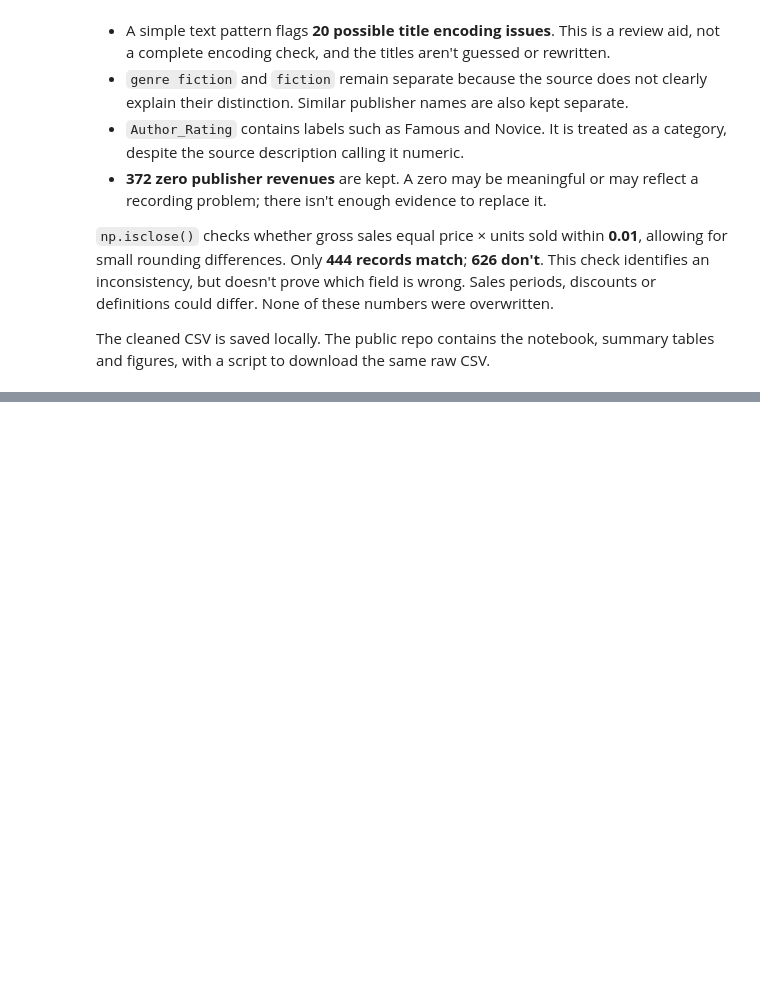
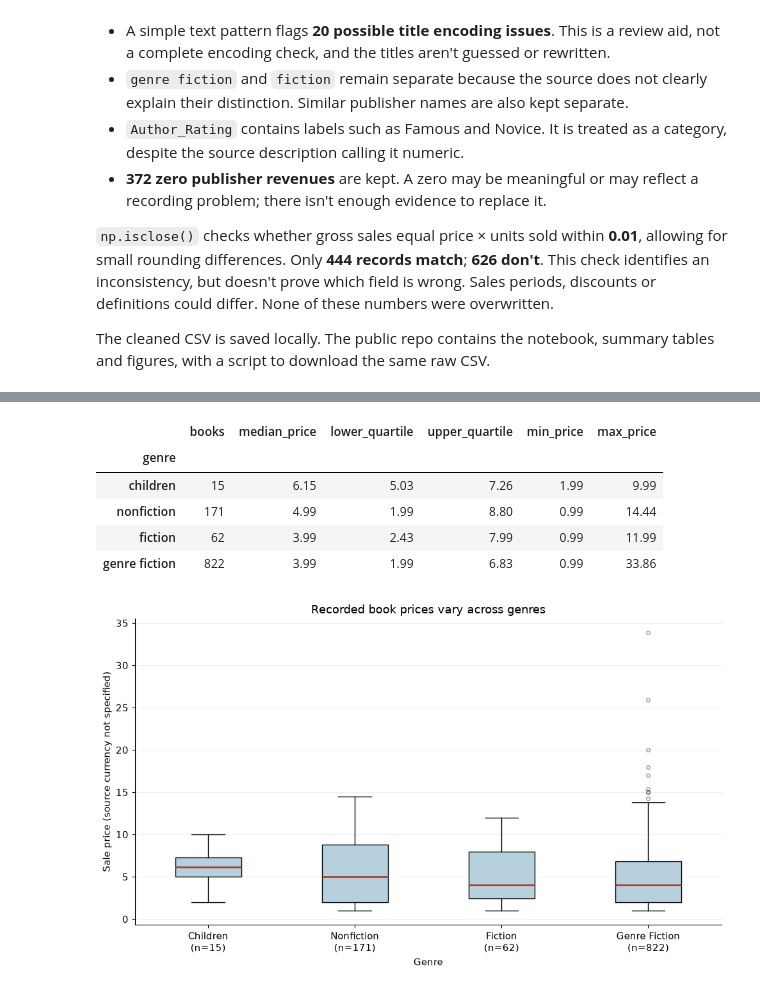
Before and after one commit to miqyd0104/books-sales-analysis, a Jupyter notebook: notebooks/01_books_exploration.ipynb, the cells around one changed output, grey strips where cells are left out. Cells and saved outputs as stored; diff of their text form; code cells hidden in the pictures; blank space fills up the shorter version.

```diff
--- a/notebooks/01_books_exploration.ipynb
+++ b/notebooks/01_books_exploration.ipynb
@@ -283,0 +426,35 @@ The cleaned CSV is saved locally. The public repo contains the notebook, summary
+# %%
+price_summary = books.groupby("genre").agg(
+    books=("sale_price", "count"), median_price=("sale_price", "median"),
+    lower_quartile=("sale_price", lambda x: x.quantile(0.25)),
+    upper_quartile=("sale_price", lambda x: x.quantile(0.75)),
+    min_price=("sale_price", "min"), max_price=("sale_price", "max"),
+).sort_values("median_price", ascending=False)
+display(price_summary.round(2))
+price_summary.to_csv(TABLES / "prices_by_genre.csv", index_label="genre")
+
+order = price_summary.index.tolist()
+price_groups = [books.loc[books.genre.eq(genre), "sale_price"].dropna() for genre in order]
+labels = [f"{genre.title()}\n(n={int(price_summary.loc[genre, 'books'])})" for genre in order]
+fig, ax = plt.subplots(figsize=(10, 6))
+boxes = ax.boxplot(price_groups, tick_labels=labels, patch_artist=True,
+                   medianprops={"color": "#A64232", "linewidth": 2},
+                   flierprops={"marker": "o", "markersize": 4, "alpha": 0.4})
+for box in boxes["boxes"]:
+    box.set_facecolor("#B7D0DE")
+ax.set_title("Recorded book prices vary across genres")
+ax.set_xlabel("Genre")
+ax.set_ylabel("Sale price (source currency not specified)")
+ax.grid(axis="y", alpha=0.2)
+fig.tight_layout()
+fig.savefig(FIGURES / "04_prices_by_genre.png", dpi=160)
+plt.show()
+plt.close(fig)
+# %% [output]
+|  | books | median_price | lower_quartile | upper_quartile | min_price | max_price |
+| genre |  |  |  |  |  |  |
+| children | 15 | 6.15 | 5.03 | 7.26 | 1.99 | 9.99 |
+| nonfiction | 171 | 4.99 | 1.99 | 8.80 | 0.99 | 14.44 |
+| fiction | 62 | 3.99 | 2.43 | 7.99 | 0.99 | 11.99 |
+| genre fiction | 822 | 3.99 | 1.99 | 6.83 | 0.99 | 33.86 |
+[figure, added]
```
Also changed, not shown: parts of 12 cells of this notebook, 13 other files.
